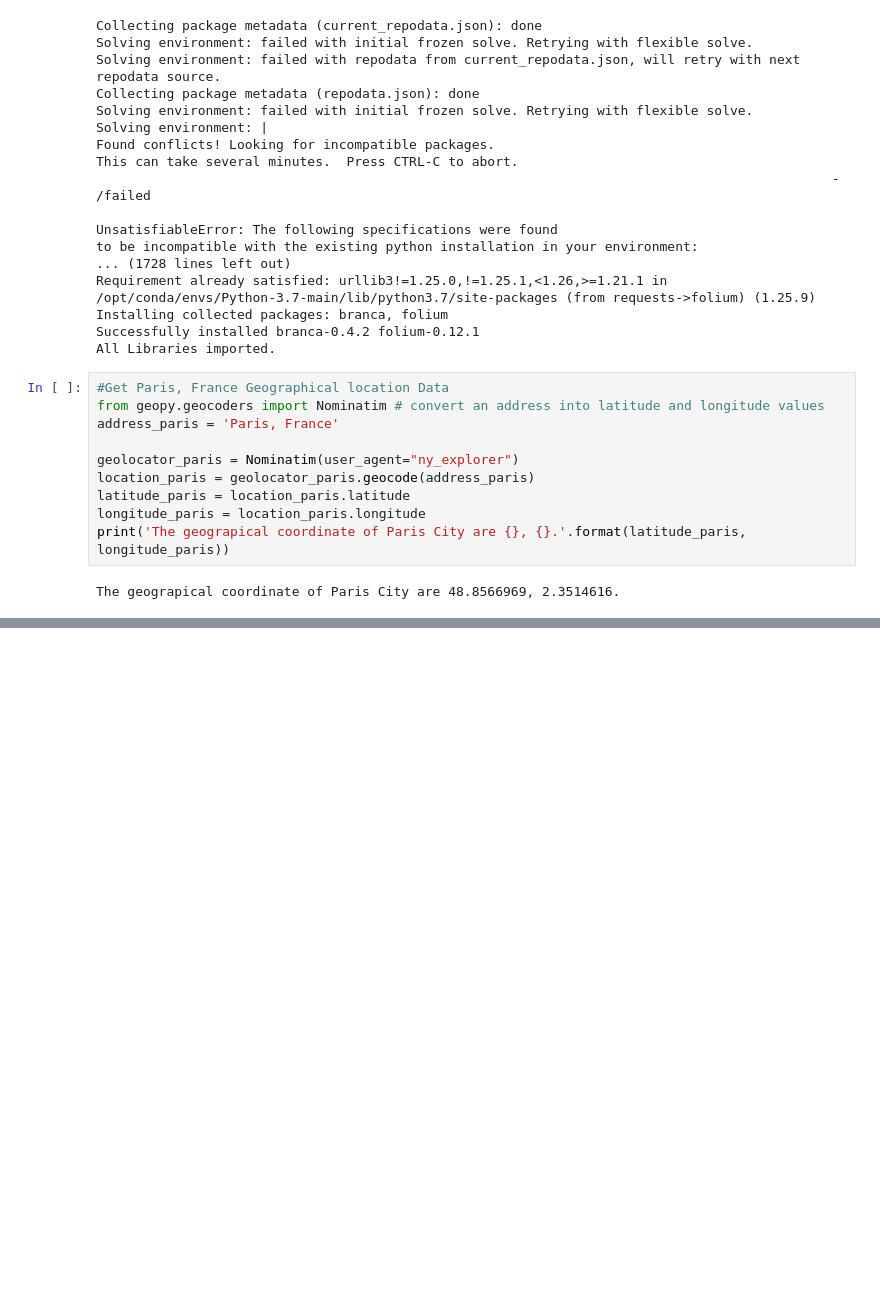
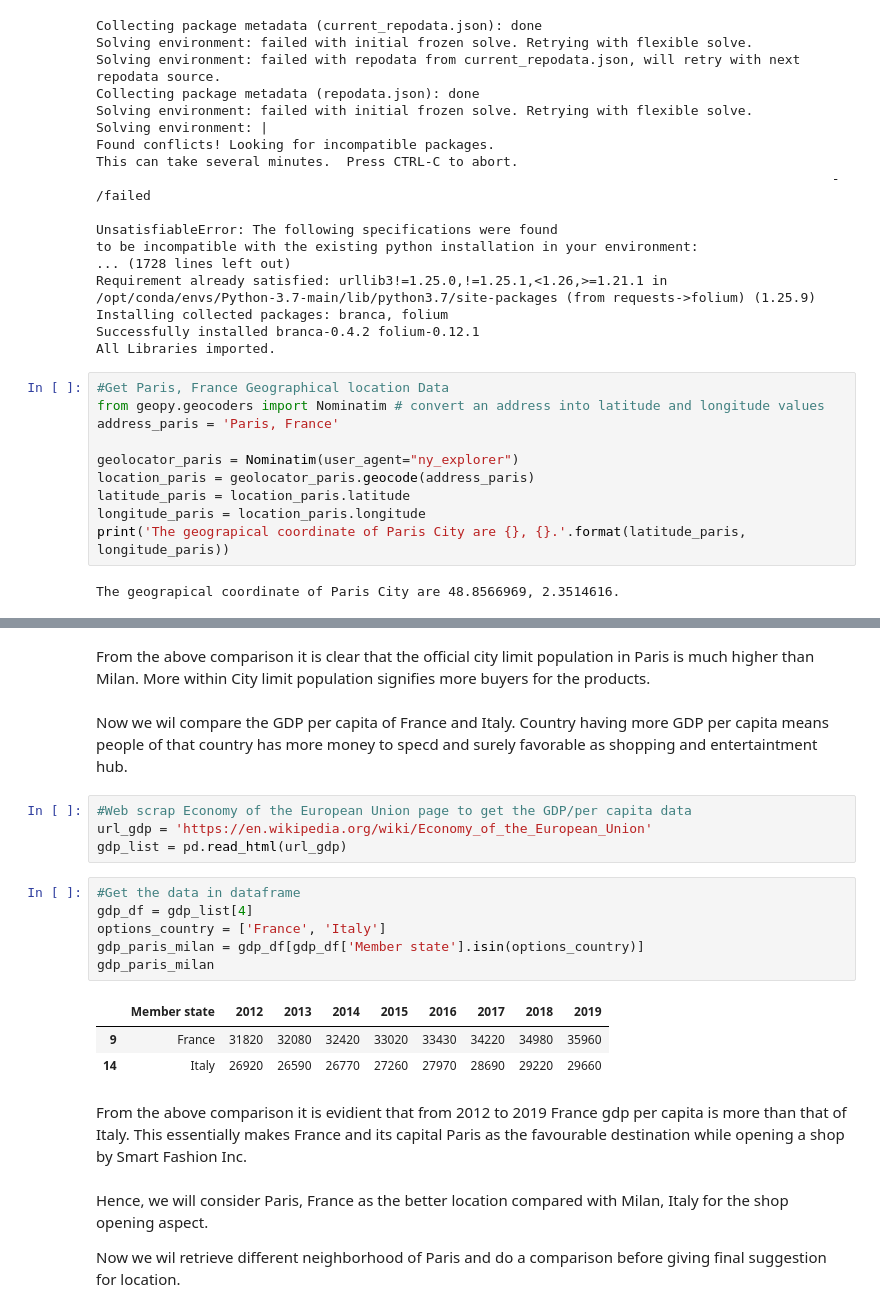
Before and after one commit to btalukder/Coursera_Capstone, a Jupyter notebook: Paris and Millan Neighborhood.ipynb, the cells around one changed output, grey strips where cells are left out. Cells and saved outputs as stored; diff of their text form; blank space fills up the shorter version.

```diff
--- a/Paris and Millan Neighborhood.ipynb
+++ b/Paris and Millan Neighborhood.ipynb
@@ -79,0 +103,26 @@ The geograpical coordinate of Millan City are 46.7071912, 11.6609414.
+# %% [markdown]
+From the above comparison it is clear that the official city limit population in Paris is much higher than Milan.
+More within City limit population signifies more buyers for the products.
+# %% [markdown]
+Now we wil compare the GDP per capita of France and Italy. Country having more GDP per capita means people of that country has more money to specd and surely favorable as shopping and entertaintment hub.
+# %%
+#Web scrap Economy of the European Union page to get the GDP/per capita data
+url_gdp = 'https://en.wikipedia.org/wiki/Economy_of_the_European_Union'
+gdp_list = pd.read_html(url_gdp)
+# %%
+#Get the data in dataframe
+gdp_df = gdp_list[4]
+options_country = ['France', 'Italy']
+gdp_paris_milan = gdp_df[gdp_df['Member state'].isin(options_country)]
+gdp_paris_milan
+# %% [output]
+|  | Member state | 2012 | 2013 | 2014 | 2015 | 2016 | 2017 | 2018 | 2019 |
+| 9 | France | 31820 | 32080 | 32420 | 33020 | 33430 | 34220 | 34980 | 35960 |
+| 14 | Italy | 26920 | 26590 | 26770 | 27260 | 27970 | 28690 | 29220 | 29660 |
+# %% [markdown]
+From the above comparison it is evidient that from 2012 to 2019 France gdp per capita is more than that of Italy.
+This essentially makes France and its capital Paris as the favourable destination while opening a shop by Smart Fashion Inc.
+# %% [markdown]
+Hence, we will consider Paris, France as the better location compared with Milan, Italy for the shop opening aspect.
+
+Now we wil retrieve different neighborhood of Paris and do a comparison before giving final suggestion for location.
```
Also changed, not shown: parts of 20 cells of this notebook.
